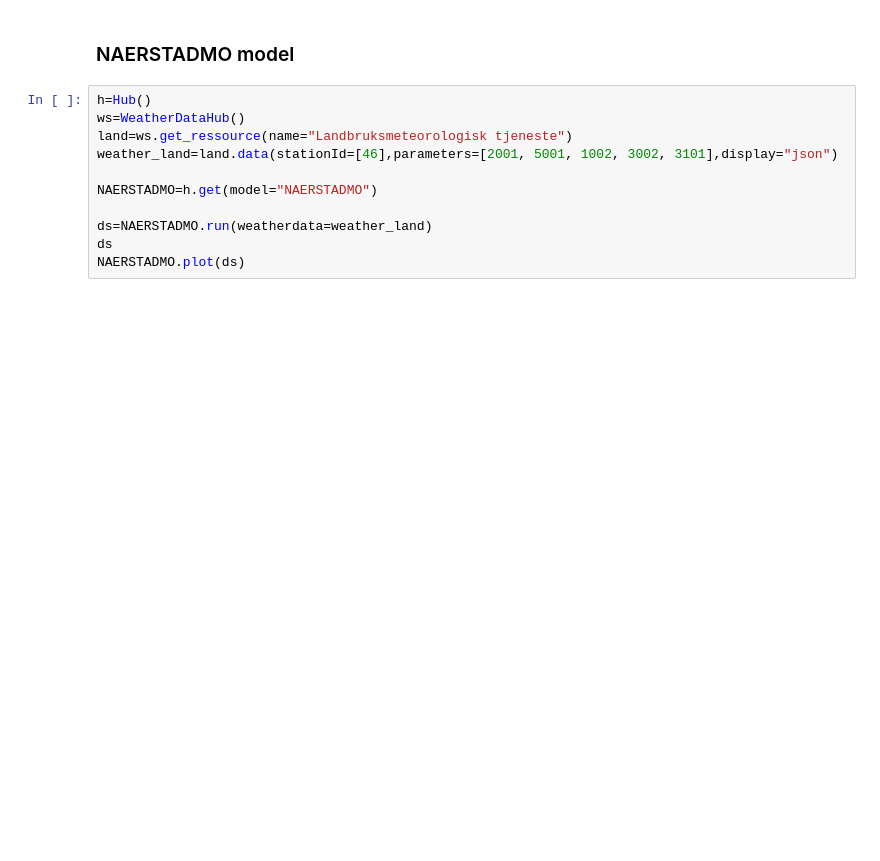
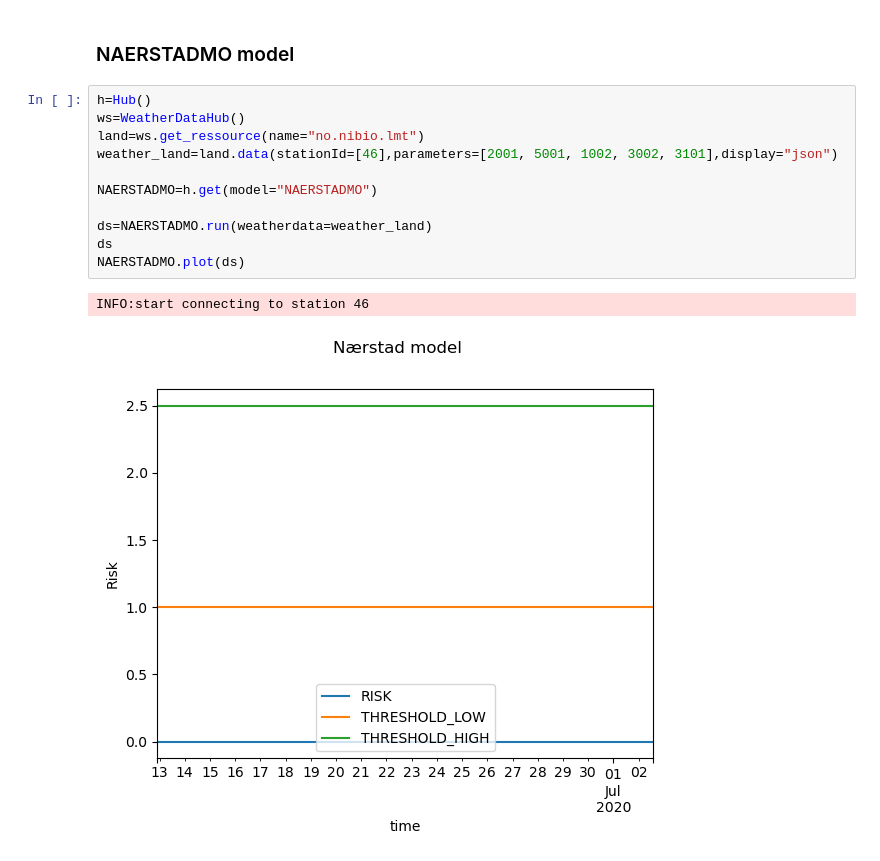
Before and after one commit to H2020-IPM-openalea/DSS, a Jupyter notebook: example/dss_demo.ipynb, the cells around one changed output. Saved outputs shown, nothing was run; the diff lists cells and outputs as text; blank space fills up the shorter version.

```diff
--- a/example/dss_demo.ipynb
+++ b/example/dss_demo.ipynb
@@ -274,11 +265,14 @@ psiobs.plot(ds)
 # %%
 h=Hub()
 ws=WeatherDataHub()
-land=ws.get_ressource(name="Landbruksmeteorologisk tjeneste")
+land=ws.get_ressource(name="no.nibio.lmt")
 weather_land=land.data(stationId=[46],parameters=[2001, 5001, 1002, 3002, 3101],display="json")
 
 NAERSTADMO=h.get(model="NAERSTADMO")
 
 ds=NAERSTADMO.run(weatherdata=weather_land)
 ds
 NAERSTADMO.plot(ds)
+# %% [output]
+INFO:start connecting to station 46
+[figure, added]
```
Also changed, not shown: parts of 17 cells of this notebook, 11 other files.
